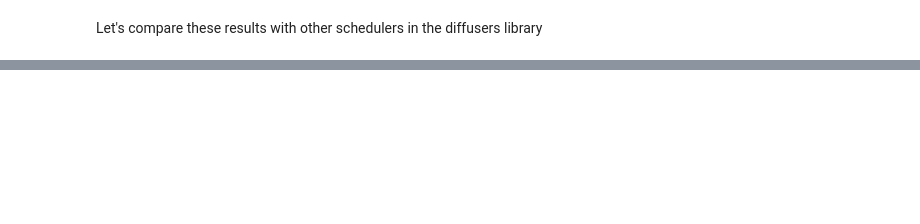
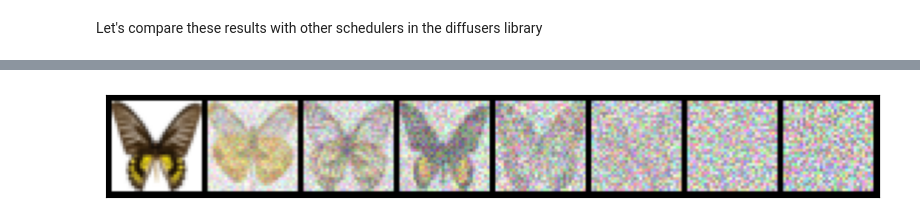
Before and after one commit to tetsnaga/diffusion, a Jupyter notebook: Diffusion_Generative_Model_Step_by_Step.ipynb, the cells around one changed output, grey strips where cells are left out. Saved outputs shown, nothing was run; the diff lists cells and outputs as text; code cells hidden in the pictures; blank space fills up the shorter version.

```diff
--- a/Diffusion_Generative_Model_Step_by_Step.ipynb
+++ b/Diffusion_Generative_Model_Step_by_Step.ipynb
@@ -308,0 +401,20 @@ different noise
+# %%
+class RootScheduler:
+    def __init__(self, num_train_timesteps):
+        self.num_train_timesteps = num_train_timesteps
+
+    def add_noise(self, x, noise, timesteps):
+        amount = (timesteps / self.num_train_timesteps)**0.5
+        return corrupt(x, noise, amount)
+# %%
+scheduler = RootScheduler(num_train_timesteps=1000)
+timesteps = torch.linspace(0, 999, 8).long()
+
+x = batch['images'][:8]
+noise = torch.rand_like(x)
+noised_x = scheduler.add_noise(x, noise, timesteps)
+
+grid = torchvision.utils.make_grid((noised_x*0.5 + 0.5).clip(0, 1))  # cut to [0, 1]
+show(grid)
+# %% [output]
+[figure, added]
```
Also changed, not shown: parts of 29 cells of this notebook.
